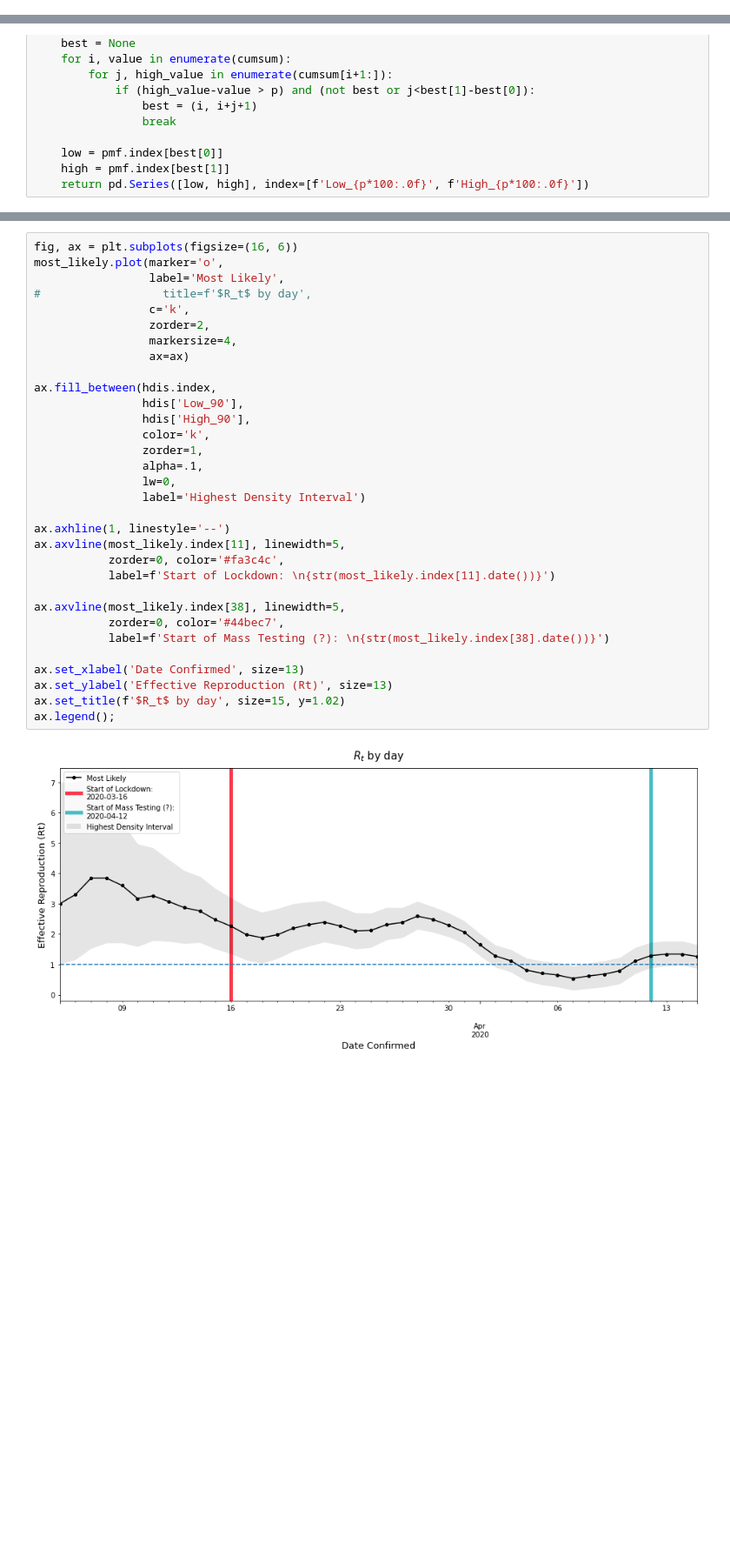
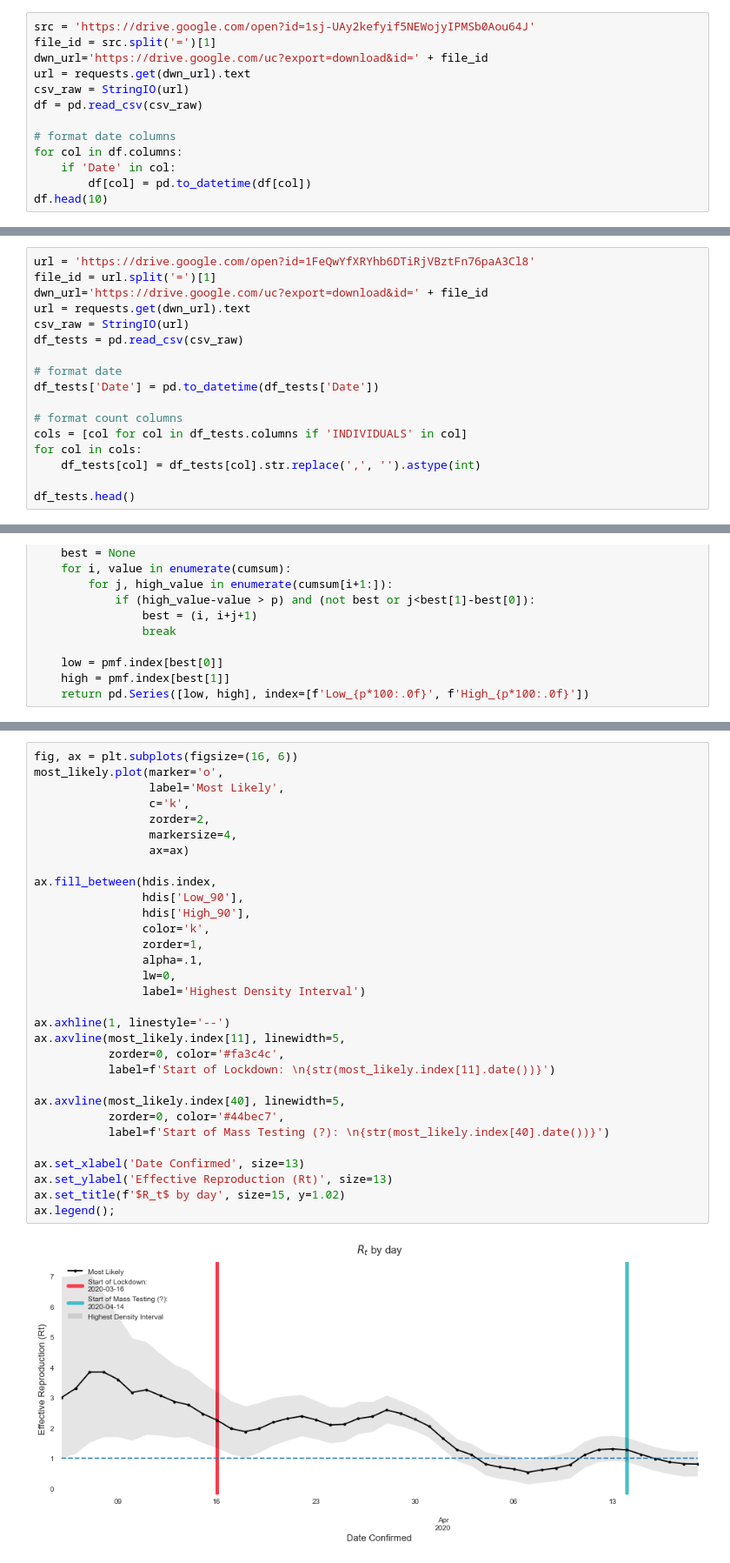
Before and after one commit to jtitusj/Covid19, a Jupyter notebook: notebooks/trend_tracker.ipynb, the cells around one changed output, grey strips where cells are left out. Shown at 87% size. Cells and saved outputs as stored; diff of their text form; blank space fills up the shorter version.

```diff
--- a/notebooks/trend_tracker.ipynb
+++ b/notebooks/trend_tracker.ipynb
@@ -43,0 +28,13 @@ df.head()
+# %%
+src = 'https://drive.google.com/open?id=1sj-UAy2kefyif5NEWojyIPMSb0Aou64J'
+file_id = src.split('=')[1]
+dwn_url='https://drive.google.com/uc?export=download&id=' + file_id
+url = requests.get(dwn_url).text
+csv_raw = StringIO(url)
+df = pd.read_csv(csv_raw)
+
+# format date columns
+for col in df.columns:
+    if 'Date' in col:
+        df[col] = pd.to_datetime(df[col])
+df.head(10)
@@ -205,3 +200,20 @@ fig.tight_layout()
 ### Is It Getting Under Control?
 # %% [markdown]
 #### Tests Performed Daily and Percent Positive
+# %%
+url = 'https://drive.google.com/open?id=1FeQwYfXRYhb6DTiRjVBztFn76paA3Cl8'
+file_id = url.split('=')[1]
+dwn_url='https://drive.google.com/uc?export=download&id=' + file_id
+url = requests.get(dwn_url).text
+csv_raw = StringIO(url)
+df_tests = pd.read_csv(csv_raw)
+
+# format date
+df_tests['Date'] = pd.to_datetime(df_tests['Date'])
+
+# format count columns
+cols = [col for col in df_tests.columns if 'INDIVIDUALS' in col]
+for col in cols:
+    df_tests[col] = df_tests[col].str.replace(',', '').astype(int)
+
+df_tests.head()
@@ -364,34 +413,33 @@ result.tail()
 # %%
 fig, ax = plt.subplots(figsize=(16, 6))
 most_likely.plot(marker='o',
                  label='Most Likely',
-#                  title=f'$R_t$ by day',
                  c='k',
                  zorder=2,
                  markersize=4,
                  ax=ax)
 
 ax.fill_between(hdis.index,
                 hdis['Low_90'],
                 hdis['High_90'],
                 color='k',
                 zorder=1,
                 alpha=.1,
                 lw=0,
                 label='Highest Density Interval')
 
 ax.axhline(1, linestyle='--')
 ax.axvline(most_likely.index[11], linewidth=5,
            zorder=0, color='#fa3c4c',
            label=f'Start of Lockdown: \n{str(most_likely.index[11].date())}')
 
-ax.axvline(most_likely.index[38], linewidth=5,
+ax.axvline(most_likely.index[40], linewidth=5,
            zorder=0, color='#44bec7',
-           label=f'Start of Mass Testing (?): \n{str(most_likely.index[38].date())}')
+           label=f'Start of Mass Testing (?): \n{str(most_likely.index[40].date())}')
 
 ax.set_xlabel('Date Confirmed', size=13)
 ax.set_ylabel('Effective Reproduction (Rt)', size=13)
 ax.set_title(f'$R_t$ by day', size=15, y=1.02)
 ax.legend();
 # %% [output]
-[figure, old version]
+[figure, new version]
```
Also changed, not shown: parts of 18 cells of this notebook, 1 other file.
